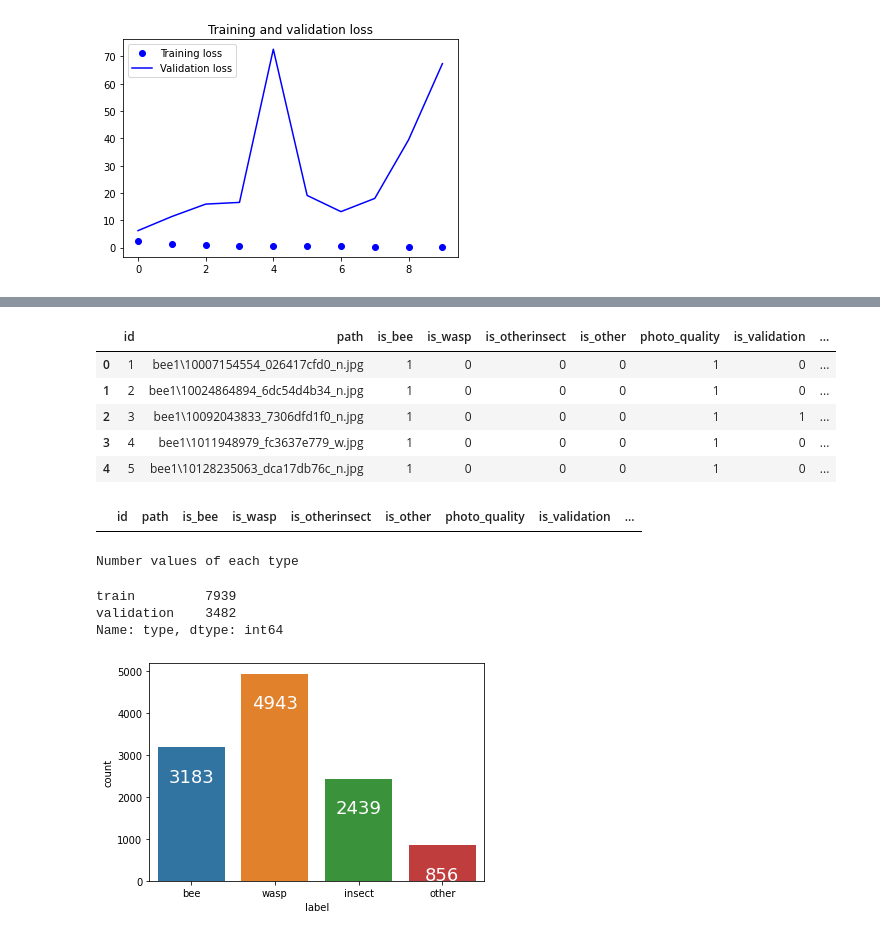
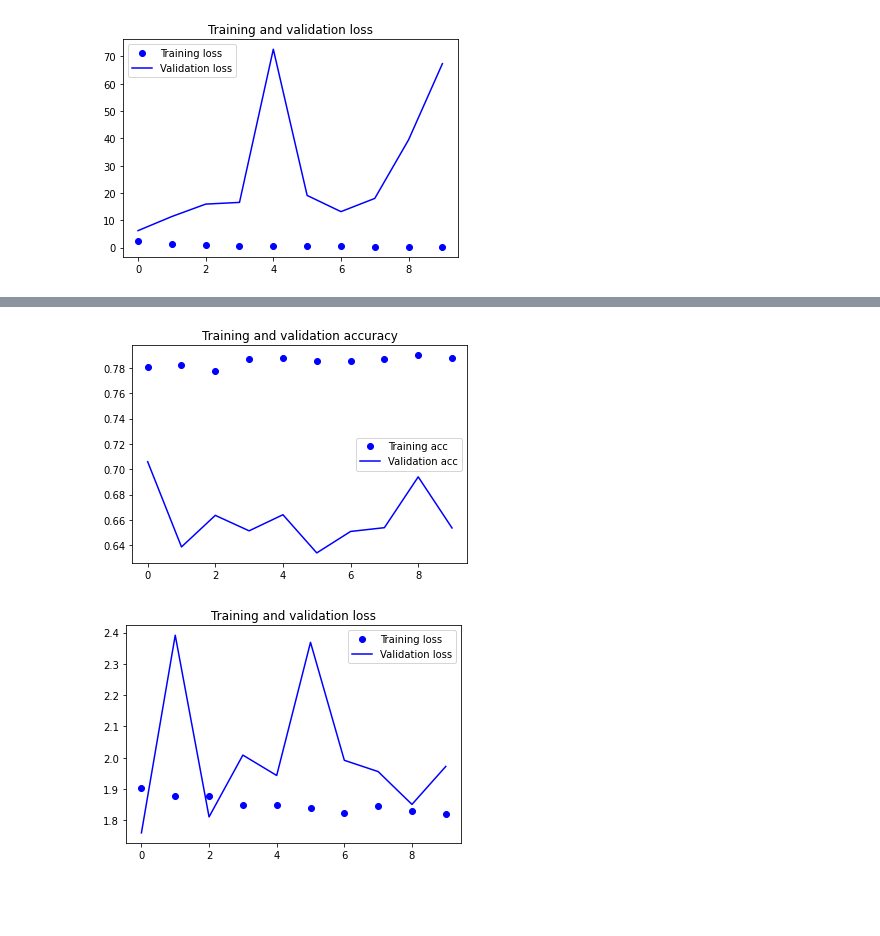
Before and after one commit to nopynospy/cnn_paddy_leaf, a Jupyter notebook: coffee_leaf.ipynb, the cells around one changed output, grey strips where cells are left out. Drawn from its saved outputs; the diff is of its cells as text; code cells hidden in the pictures; blank space fills up the shorter version.

```diff
--- a/coffee_leaf.ipynb
+++ b/coffee_leaf.ipynb
@@ -522,0 +541,6 @@ plt.show()
+# %%
+conv3_history = conv_model2.fit(
+      train_generator,
+      epochs=10,
+      validation_data=test_generator,
+      class_weight=class_weights)
@@ -523,47 +568,31 @@ plt.show()
+# %%
+import matplotlib.pyplot as plt
+
+conv_accuracy3 = conv3_history.history['accuracy']
+conv_val_acc3 = conv3_history.history['val_accuracy']
+conv_loss3 = conv3_history.history['loss']
+conv_val_loss3 = conv3_history.history['val_loss']
+
+epochs = range(len(conv_accuracy3))
+
+plt.plot(epochs, conv_accuracy3, 'bo', label='Training acc')
+plt.plot(epochs, conv_val_acc3, 'b', label='Validation acc')
+plt.title('Training and validation accuracy')
+plt.legend()
+
+plt.figure()
+
+plt.plot(epochs, conv_loss3, 'bo', label='Training loss')
+plt.plot(epochs, conv_val_loss3, 'b', label='Validation loss')
+plt.title('Training and validation loss')
+plt.legend()
+
+plt.show()
+# %% [output]
+[figure, added]
+[figure, added]
 # %%
 # split_dataset(TRAIN_RATE_1, CLASSES[0], reverse=True)
 # split_dataset(TRAIN_RATE_1, CLASSES[1], reverse=True)
 # split_dataset(TRAIN_RATE_1, CLASSES[2], reverse=True)
 # split_dataset(TRAIN_RATE_1, CLASSES[3], reverse=True)
-# %%
-import pandas as pd
-
-ROOT = "/content/drive/MyDrive/kaggle_bee_vs_wasp/"
-
-meta_df = pd.read_csv(ROOT+'labels.csv')
-meta_df.head()
-# %% [output]
-|  | id | path | is_bee | is_wasp | is_otherinsect | is_other | photo_quality | is_validation | ... |
-| 0 | 1 | bee1\10007154554_026417cfd0_n.jpg | 1 | 0 | 0 | 0 | 1 | 0 | ... |
-| 1 | 2 | bee1\10024864894_6dc54d4b34_n.jpg | 1 | 0 | 0 | 0 | 1 | 0 | ... |
-| 2 | 3 | bee1\10092043833_7306dfd1f0_n.jpg | 1 | 0 | 0 | 0 | 1 | 1 | ... |
-| 3 | 4 | bee1\1011948979_fc3637e779_w.jpg | 1 | 0 | 0 | 0 | 1 | 0 | ... |
-| 4 | 5 | bee1\10128235063_dca17db76c_n.jpg | 1 | 0 | 0 | 0 | 1 | 0 | ... |
-# %%
-meta_df[meta_df.isna().any(axis=1)]
-# %% [output]
-|  | id | path | is_bee | is_wasp | is_otherinsect | is_other | photo_quality | is_validation | ... |
-# %%
-def set_train_type(row):
-    if row['is_validation'] == 0 and row['is_final_validation'] == 0:
-        return 'train'
-    return 'validation'
-
-meta_df['type'] = meta_df.apply(set_train_type, axis=1)
-print('Number values of each type')
-meta_df['type'].value_counts()
-# %% [output]
-Number values of each type
-train         7939
-validation    3482
-Name: type, dtype: int64
-# %%
-import matplotlib.pyplot as plt
-import seaborn as sns
-
-ax = sns.countplot(x="label", data=meta_df)
-for p in ax.patches:
-    ax.annotate(f'\n{p.get_height()}', (p.get_x()+0.4, p.get_height()), ha='center', va='top', color='white', size=18)
-plt.show()
-# %% [output]
-[figure, removed]
```
Also changed, not shown: parts of 46 cells of this notebook.
